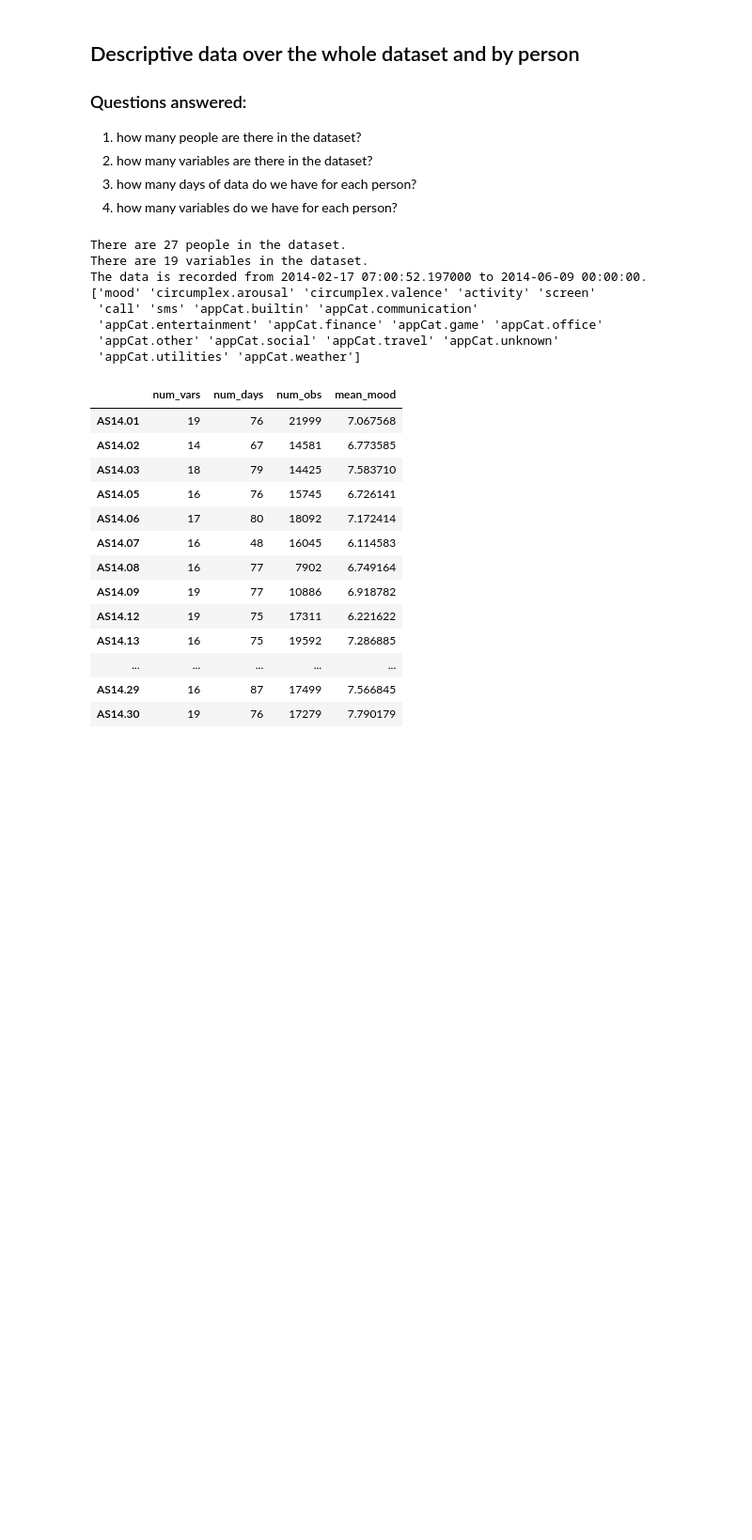
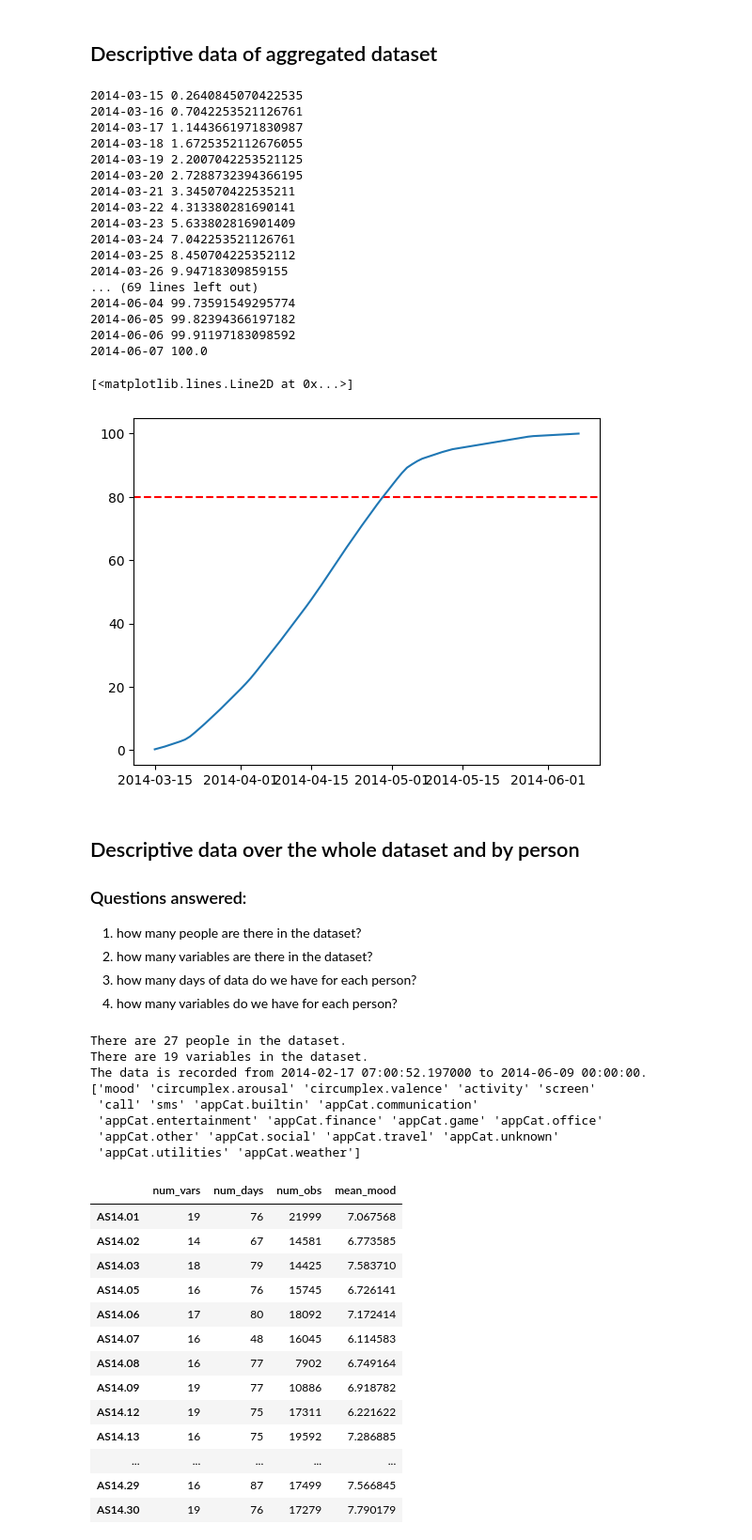
Before and after one commit to rapsac2010/learning-to-rank-expedia-vu, a Jupyter notebook: src/eda_ch.ipynb, the cells around one changed output. Shown at 94% size. Saved outputs shown, nothing was run; the diff lists cells and outputs as text; code cells hidden in the pictures; blank space fills up the shorter version.

```diff
--- a/src/eda_ch.ipynb
+++ b/src/eda_ch.ipynb
@@ -27,6 +28,51 @@ df.drop('Unnamed: 0', axis=1, inplace=True)
 
 # time to datetime
 df['time'] = pd.to_datetime(df['time'])
+# %% [markdown]
+## Descriptive data of aggregated dataset
+# %%
+df_agg = load(config['PATH']['DATA_DIR'] + '/full_df_agg_cap95.joblib')
+# %%
+# for person in df_agg['id'].unique():
+#     cur_df = df_agg[df_agg['id'] == person]
+#     min_date = cur_df['time'].min()
+#     max_date = cur_df['time'].max()
+#     days = (max_date - min_date).days
+#     print(f'Person {person} has {days} days of data from {min_date} to {max_date}')
+
+# Get number of observations in df_agg before certain date, iterate over dates and plot result
+# sort dates
+dates = df_agg['time'].unique()
+dates.sort()
+x = []
+y = []
+for date in dates:
+    x.append(date)
+    y.append(len(df_agg[df_agg['time'] <= date]) / len(df_agg) * 100)
+    print(date, len(df_agg[df_agg['time'] <= date]) / len(df_agg) * 100)
+
+plt.axhline(80, color = 'r', linestyle = '--')
+plt.plot(x, y)
+# %% [output]
+2014-03-15 0.2640845070422535
+2014-03-16 0.7042253521126761
+2014-03-17 1.1443661971830987
+2014-03-18 1.6725352112676055
+2014-03-19 2.2007042253521125
+2014-03-20 2.7288732394366195
+2014-03-21 3.345070422535211
+2014-03-22 4.313380281690141
+2014-03-23 5.633802816901409
+2014-03-24 7.042253521126761
+2014-03-25 8.450704225352112
+2014-03-26 9.94718309859155
+... (69 lines left out)
+2014-06-04 99.73591549295774
+2014-06-05 99.82394366197182
+2014-06-06 99.91197183098592
+2014-06-07 100.0
+[<matplotlib.lines.Line2D at 0x...>]
+[figure, added]
 # %% [markdown]
 ## Descriptive data over the whole dataset and by person
 ### Questions answered:
```
Also changed, not shown: parts of 1 cell of this notebook, 2 other files.
